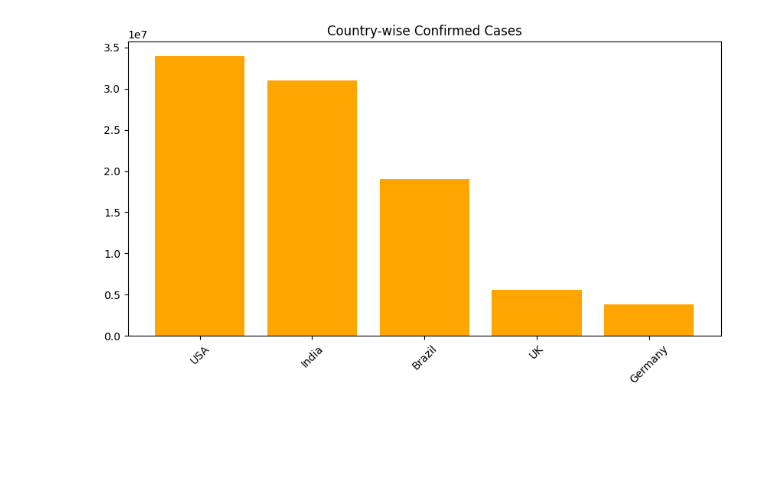
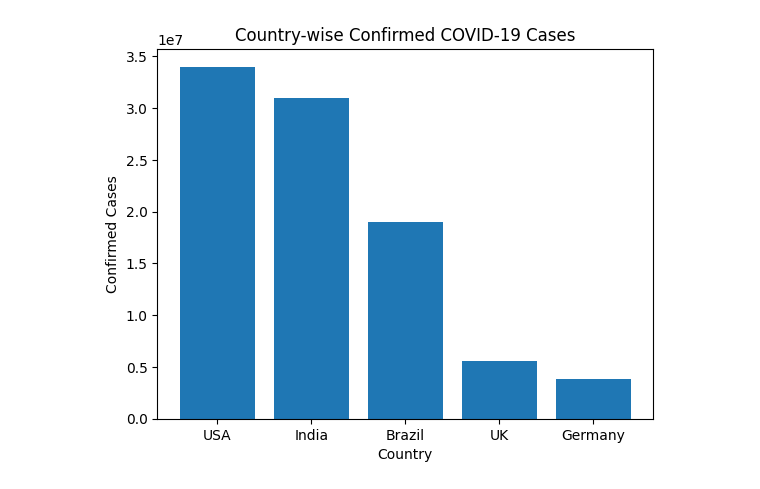
Before and after one commit to GauravDataAI/COVID-19-Data-Analysis, a Jupyter notebook: Analysis.ipynb, the cells around one changed output. Drawn from its saved outputs; the diff is of its cells as text; code cells hidden in the pictures; blank space fills up the shorter version.

Commit message:
COVID-19 Data Analysis Project

```diff
--- a/Analysis.ipynb
+++ b/Analysis.ipynb
@@ -1,73 +1,87 @@
 # %% [markdown]
 <a href="https://colab.research.google.com/github/GauravDataAI/COVID-19-Data-Analysis/blob/main/Analysis.ipynb" target="_parent"><img src="https://colab.research.google.com/assets/colab-badge.svg" alt="Open In Colab"/></a>
 # %%
-# -------------------------------
-# STEP 3: Libraries import
-# -------------------------------
+# -----------------------------------------
+# COVID-19 Data Analysis & Impact Insights
+# -----------------------------------------
+
 import pandas as pd
 import matplotlib.pyplot as plt
 
 # -------------------------------
-# STEP 4: Dataset load
+# 1. Load Dataset
 # -------------------------------
 data = pd.read_csv(
     "https://raw.githubusercontent.com/GauravDataAI/COVID-19-Data-Analysis/main/Covid_Data.csv.csv"
 )
 
-# -------------------------------
-# STEP 5: Dataset output dikhao
-# -------------------------------
-print("\n--- Full Dataset ---")
+
+print("\n--- Dataset Preview ---")
 print(data)
 
 # -------------------------------
-# STEP 6: Global summary
+# 2. Global Summary
 # -------------------------------
+total_confirmed = data["Confirmed"].sum()
+total_recovered = data["Recovered"].sum()
+total_deaths = data["Deaths"].sum()
+
 print("\n--- Global COVID Summary ---")
-print("Total Confirmed:", data["Confirmed"].sum())
-print("Total Recovered:", data["Recovered"].sum())
-print("Total Deaths:", data["Deaths"].sum())
+print("Total Confirmed Cases:", total_confirmed)
+print("Total Recovered Cases:", total_recovered)
+print("Total Deaths:", total_deaths)
 
 # -------------------------------
-# STEP 7: Recovery & Death Rates
+# 3. Rate Calculations
 # -------------------------------
 data["Recovery_Rate (%)"] = (data["Recovered"] / data["Confirmed"]) * 100
 data["Death_Rate (%)"] = (data["Deaths"] / data["Confirmed"]) * 100
 
-print("\n--- Country-wise Rates ---")
+print("\n--- Recovery & Death Rates ---")
 print(data[["Country", "Recovery_Rate (%)", "Death_Rate (%)"]])
 
 # -------------------------------
-# STEP 8: Graphs
+# 4. Top Affected Countries
+# -------------------------------
+top_affected = data.sort_values(by="Confirmed", ascending=False)
+
+print("\n--- Top Affected Countries ---")
+print(top_affected[["Country", "Confirmed"]])
+
+# -------------------------------
+# 5. Visualizations
 # -------------------------------
 
-# 1️⃣ Confirmed cases
-plt.figure(figsize=(10,5))
-plt.bar(data["Country"], data["Confirmed"], color='orange')
-plt.title("Country-wise Confirmed Cases")
-plt.xticks(rotation=45)
+# Confirmed Cases Bar Chart
+plt.figure()
+plt.bar(data["Country"], data["Confirmed"])
+plt.title("Country-wise Confirmed COVID-19 Cases")
+plt.xlabel("Country")
+plt.ylabel("Confirmed Cases")
 plt.show()
 
-# 2️⃣ Recovery vs Death
-plt.figure(figsize=(10,5))
-plt.bar(data["Country"], data["Recovered"], label="Recovered", color='green')
-plt.bar(data["Country"], data["Deaths"], bottom=data["Recovered"], label="Deaths", color='red')
-plt.xticks(rotation=45)
+# Recovery vs Death Bar Chart
+plt.figure()
+plt.bar(data["Country"], data["Recovered"], label="Recovered")
+plt.bar(data["Country"], data["Deaths"], label="Deaths")
+plt.title("Recovery vs Death Comparison")
+plt.xlabel("Country")
+plt.ylabel("Number of Cases")
 plt.legend()
-plt.title("Recovery vs Death")
 plt.show()
 
-# 3️⃣ Death pie chart
-plt.figure(figsize=(7,7))
-plt.pie(data["Deaths"], labels=data["Country"], autopct="%1.1f%%", startangle=140)
-plt.title("Death Distribution")
+# Death Distribution Pie Chart
+plt.figure()
+plt.pie(data["Deaths"], labels=data["Country"], autopct="%1.1f%%")
+plt.title("Death Percentage Distribution by Country")
 plt.show()
 
 # -------------------------------
-# STEP 9: Key Observations
+# 6. Key Observations
 # -------------------------------
 print("\n--- Key Observations ---")
-print("USA has highest confirmed cases.")
-print("India shows strong recovery.")
-print("Deaths are lower compared to recoveries.")
+print("1. USA has the highest confirmed and death cases.")
+print("2. India shows a strong recovery rate.")
+print("3. Germany and UK have relatively lower death rates.")
+print("4. Recovery trends are stronger than death trends globally.")
 # %% [output]
@@ -94 +105 @@ Total Deaths: 1770000
-[figure, old version]
+[figure, new version]
```
Also changed, not shown: parts of 1 cell of this notebook.
